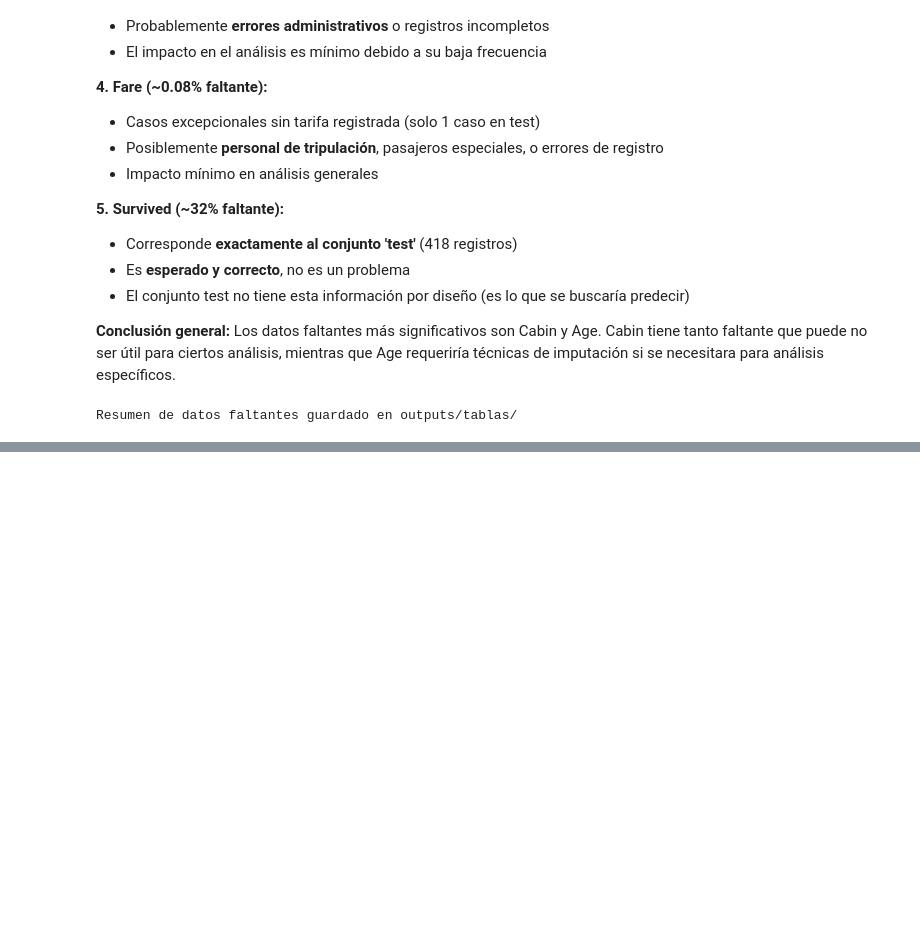
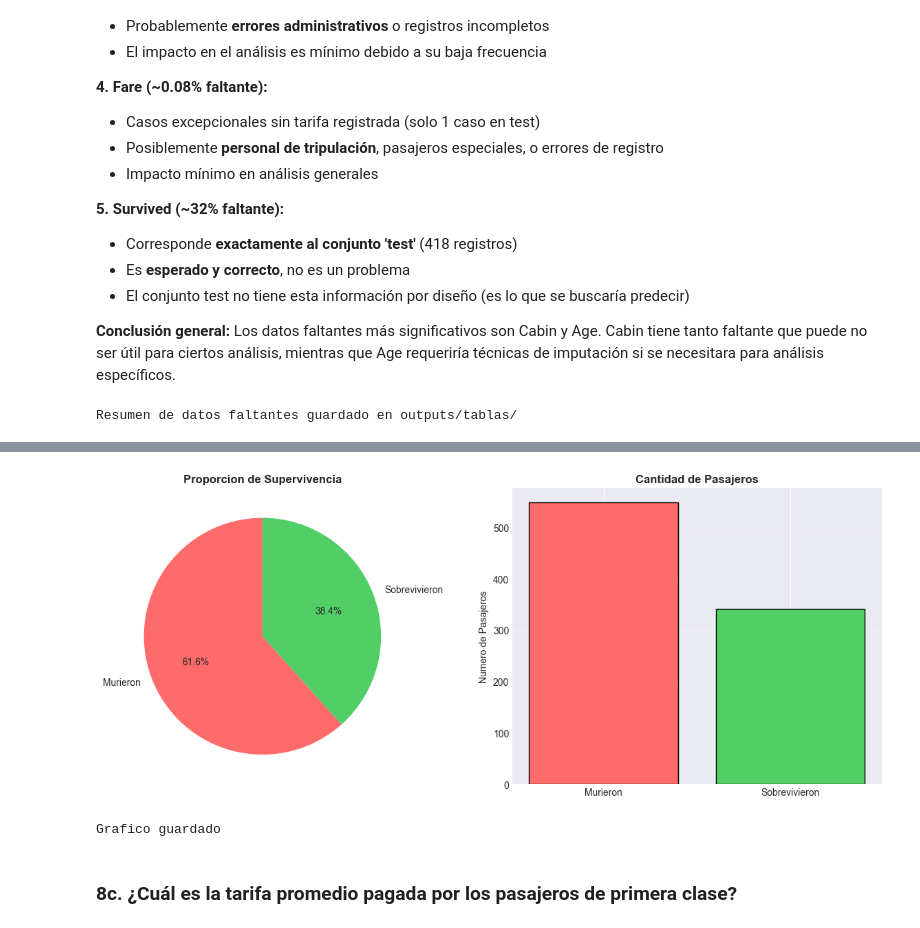
Before and after one commit to Danfezinho/taller-pandas-titanic-individual, a Jupyter notebook: notebooks:/analisis_titanic.ipynb, the cells around one changed output, grey strips where cells are left out. Cells and saved outputs as stored; diff of their text form; code cells hidden in the pictures; blank space fills up the shorter version.

```diff
--- a/notebooks:/analisis_titanic.ipynb
+++ b/notebooks:/analisis_titanic.ipynb
@@ -452,0 +483,12 @@ Resumen de datos faltantes guardado en outputs/tablas/
+# %%
+# Analizar supervivencia (solo en train, test no tiene esta info)
+sobrevivieron = train['Survived'].sum()
+murieron = (train['Survived'] == 0).sum()
+total_train = len(train)
+
+print("=" * 60)
+print("ANALISIS DE SUPERVIVENCIA")
+print("=" * 60)
+print(f"\nSobrevivieron: {sobrevivieron} pasajeros ({sobrevivieron/total_train*100:.1f}%)")
+print(f"Murieron: {murieron} pasajeros ({murieron/total_train*100:.1f}%)")
+print(f"Total analizado: {total_train} pasajeros")
@@ -452,0 +503,27 @@ Resumen de datos faltantes guardado en outputs/tablas/
+# %%
+# Visualizar supervivencia
+fig, axes = plt.subplots(1, 2, figsize=(12, 5))
+
+# Grafico de torta
+valores = [murieron, sobrevivieron]
+etiquetas = ['Murieron', 'Sobrevivieron']
+colores = ['#ff6b6b', '#51cf66']
+axes[0].pie(valores, labels=etiquetas, autopct='%1.1f%%', colors=colores, startangle=90)
+axes[0].set_title('Proporcion de Supervivencia', fontsize=12, fontweight='bold')
+
+# Grafico de barras
+axes[1].bar(etiquetas, valores, color=colores, edgecolor='black')
+axes[1].set_title('Cantidad de Pasajeros', fontsize=12, fontweight='bold')
+axes[1].set_ylabel('Numero de Pasajeros')
+axes[1].grid(axis='y', alpha=0.3)
+
+plt.tight_layout()
+plt.savefig('../outputs:/graficos:/supervivencia_general.png', dpi=300, bbox_inches='tight')
+plt.show()
+
+print("Grafico guardado")
+# %% [output]
+[figure, added]
+Grafico guardado
+# %% [markdown]
+### 8c. ¿Cuál es la tarifa promedio pagada por los pasajeros de primera clase?
```
Also changed, not shown: parts of 32 cells of this notebook, 6 other files.
